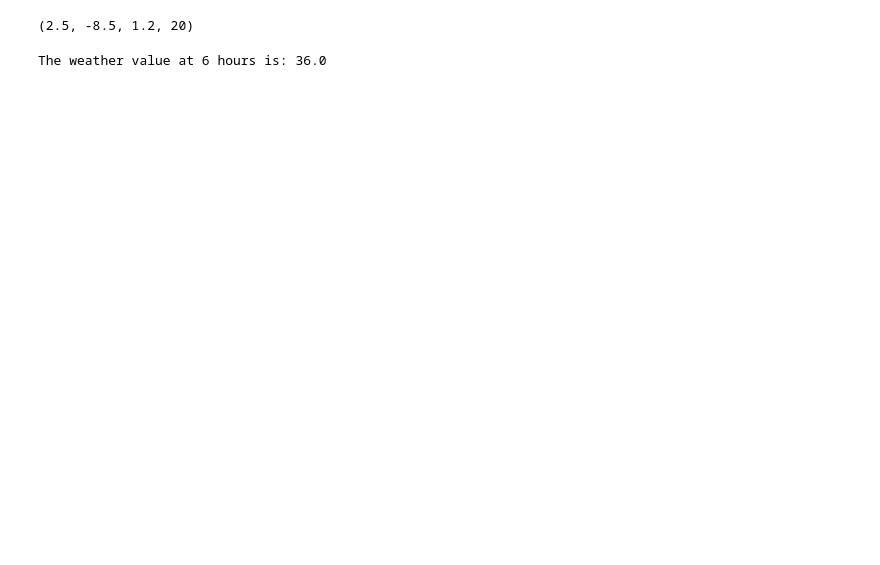
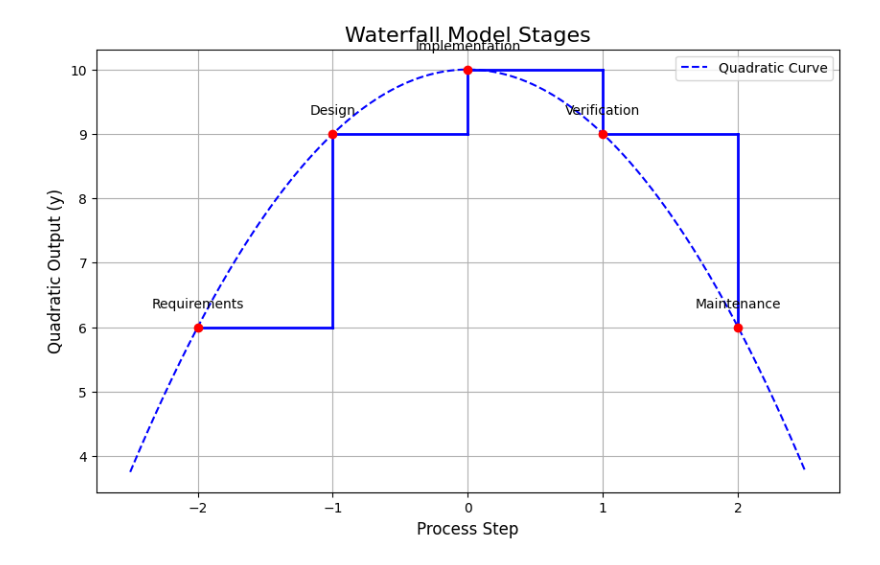
Before and after one commit to jahangirshaik02/lab, a Jupyter notebook: Untitled.ipynb, the cells around one changed output. Saved outputs shown, nothing was run; the diff lists cells and outputs as text; code cells hidden in the pictures; blank space fills up the shorter version.

```diff
--- a/Untitled.ipynb
+++ b/Untitled.ipynb
@@ -234,23 +2,0 @@ The result for y = 1.5x^2 + -3x + 10 at x = 5 is: 32.5
-# %%
-1.2,-5.4,2.8,10
-1.1,-3.0,4.5,15
-2.5,-8.5,1.2,20
-# %% [output]
-(2.5, -8.5, 1.2, 20)
-# %%
-
-# Define the quadratic equation coefficients for the weather model
-a = 0.5    # Coefficient for t^2
-b = -2     # Coefficient for t
-c = 30     # Constant term
-
-# Input: Time of day (hardcoded value)
-time_of_day = 6
-
-# Calculate weather value using the quadratic formula
-weather_value = a * time_of_day**2 + b * time_of_day + c
-
-# Output the weather value
-print(f"The weather value at {time_of_day} hours is: {weather_value}")
-# %% [output]
-The weather value at 6 hours is: 36.0
@@ -256,0 +7,54 @@ The weather value at 6 hours is: 36.0
+# %%
+# Define the quadratic function
+def quadratic(x, a=-1, b=0, c=10):
+    return a * x**2 + b * x + c
+# %%
+import numpy as np
+import matplotlib.pyplot as plt
+
+# Define the quadratic function (previously provided)
+def quadratic(x, a=-1, b=0, c=10):
+    return a * x**2 + b * x + c
+
+# Define the stages of the Waterfall Model
+stages = ["Requirements", "Design", "Implementation", "Verification", "Maintenance"]
+
+# Equally spaced x positions for each stage
+x_positions = np.linspace(-2, 2, len(stages))
+
+# Compute y positions using the quadratic function
+y_positions = quadratic(x_positions)
+
+# Generate the quadratic curve for the background
+x_curve = np.linspace(-2.5, 2.5, 500)
+y_curve = quadratic(x_curve)
+
+# Create a plot
+plt.figure(figsize=(10, 6))
+
+# Plot the quadratic curve (background curve)
+plt.plot(x_curve, y_curve, color="blue", linestyle="--", label="Quadratic Curve")
+
+# Add markers for each stage and create the waterfall effect
+for i in range(len(stages)):
+    if i > 0:
+        # Draw a horizontal line connecting previous stage to current stage
+        plt.plot([x_positions[i-1], x_positions[i]], [y_positions[i-1], y_positions[i-1]], color="blue", linewidth=2)
+        # Draw a vertical drop from the previous stage to the current stage
+        plt.plot([x_positions[i], x_positions[i]], [y_positions[i-1], y_positions[i]], color="blue", linewidth=2)
+
+    # Place a red marker at each stage and label it
+    plt.scatter(x_positions[i], y_positions[i], color="red", zorder=5)
+    plt.text(x_positions[i], y_positions[i] + 0.3, stages[i], ha="center", fontsize=10)
+
+# Title and labels
+plt.title("Waterfall Model Stages", fontsize=16)
+plt.xlabel("Process Step", fontsize=12)
+plt.ylabel("Quadratic Output (y)", fontsize=12)
+plt.grid(True)
+plt.legend()
+
+# Show the plot
+plt.show()
+# %% [output]
+[figure, added]
```
Also changed, not shown: parts of 16 cells of this notebook.
